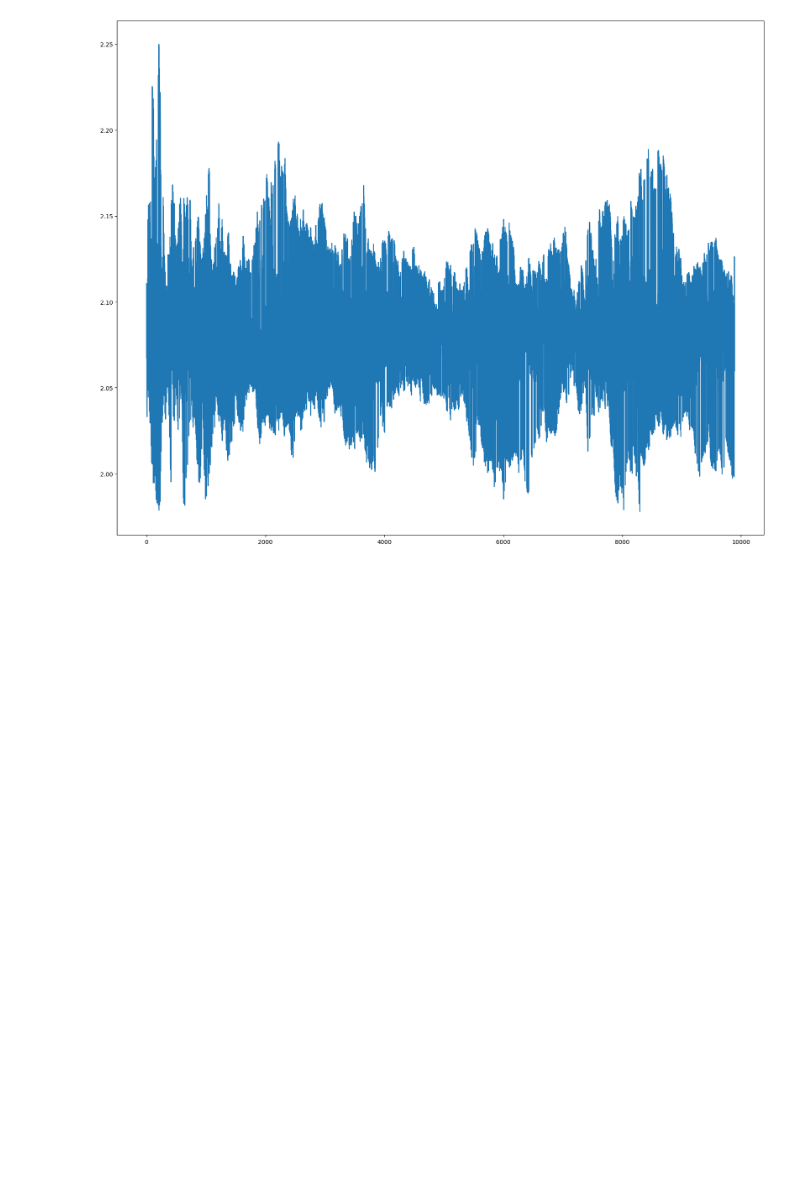
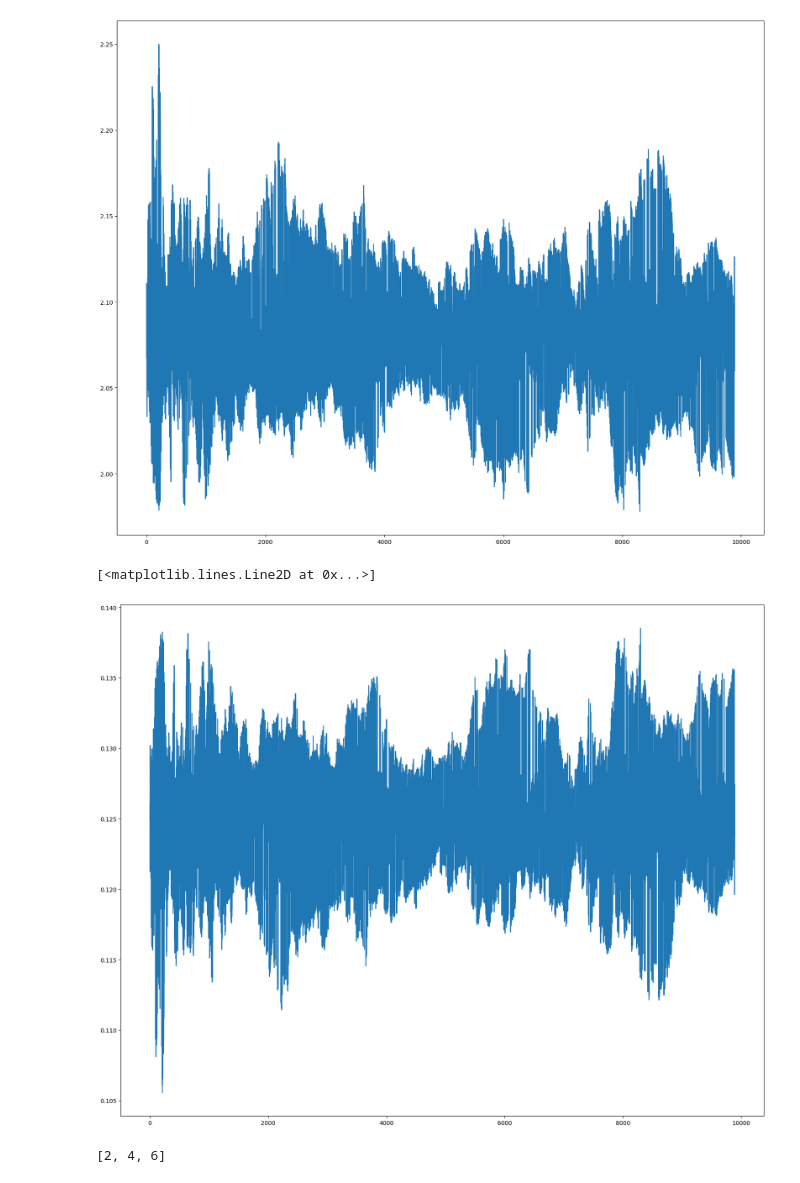
Before and after one commit to yutian-zhao/rl_experiments, a Jupyter notebook: rvic_new.ipynb, the cells around one changed output. Cells and saved outputs as stored; diff of their text form; code cells hidden in the pictures; blank space fills up the shorter version.

```diff
--- a/rvic_new.ipynb
+++ b/rvic_new.ipynb
@@ -309,3 +309,13 @@ plt.plot([i.item() if type(i) == torch.Tensor else 0 for i in pred_loss_list])
 # %% [output]
 [<matplotlib.lines.Line2D at 0x...>]
 [figure]
+# %%
+plt.figure(figsize=(20, 16))
+plt.plot([i.item() if type(i) == torch.Tensor else 0 for i in reward_list])
+# %% [output]
+[<matplotlib.lines.Line2D at 0x...>]
+[figure, added]
+# %%
+[i for i in map(lambda x:x[0]+x[1], zip([1, 2, 3], [1, 2, 3]))]
+# %% [output]
+[2, 4, 6]
```
Also changed, not shown: 3 other files.
